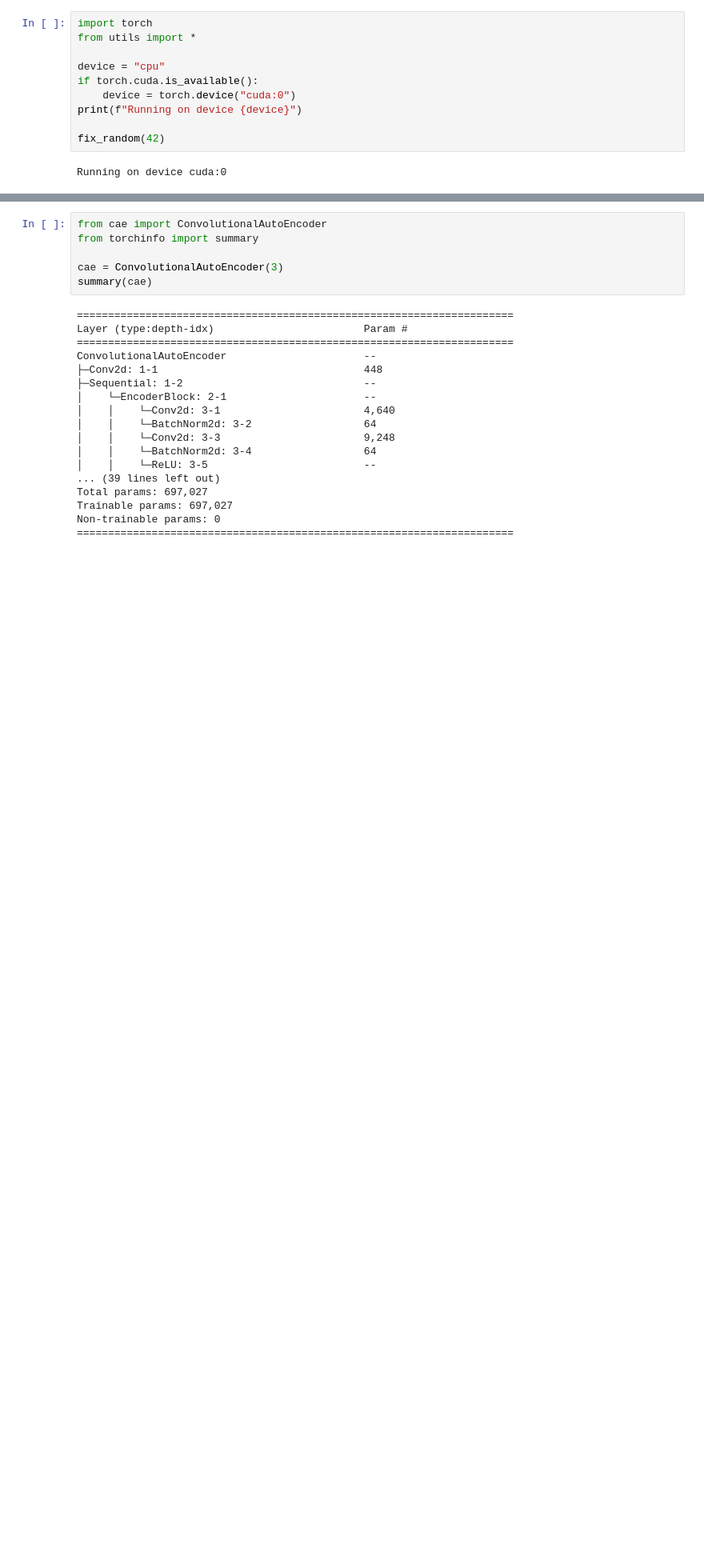
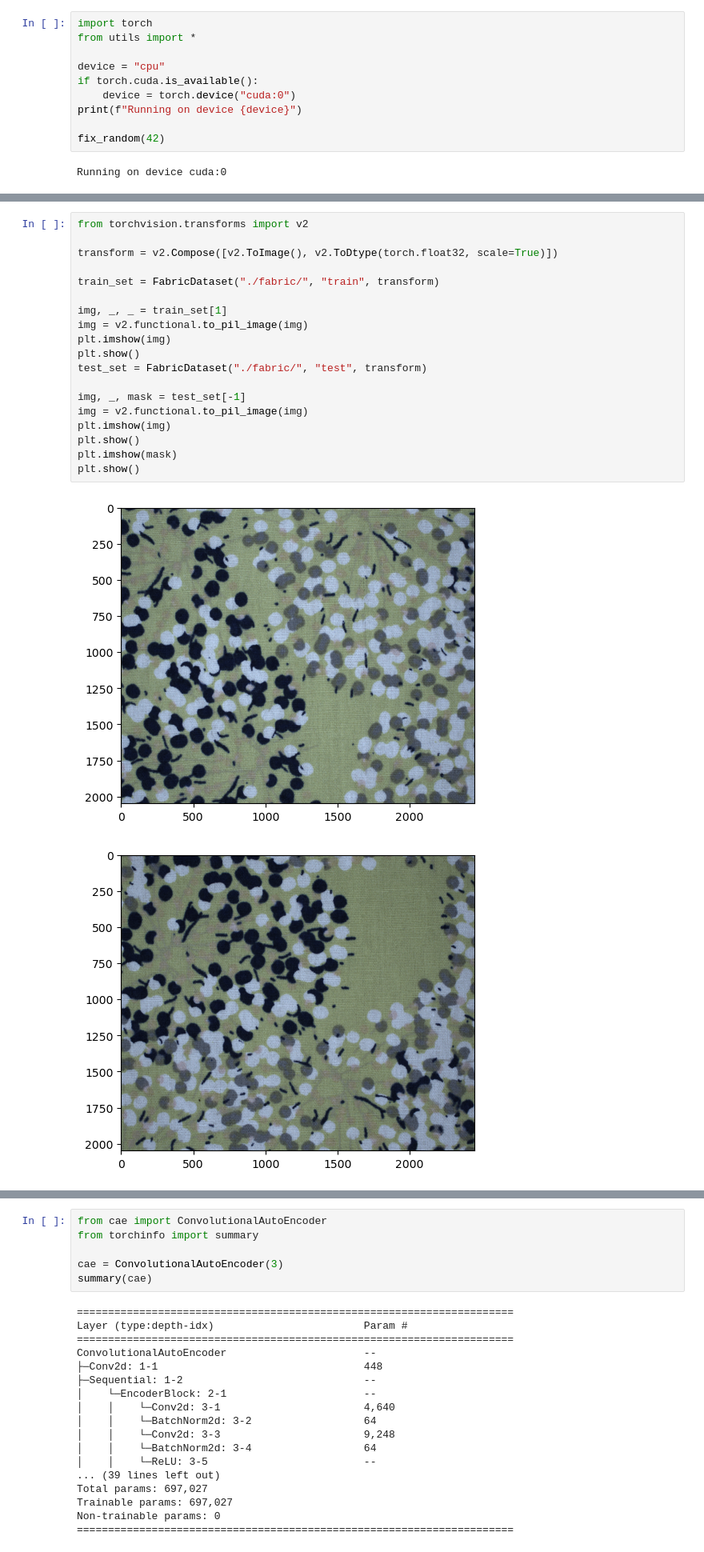
Before and after one commit to Gio-Formichella/FabricAnomalyDetection, a Jupyter notebook: main.ipynb, the cells around one changed output, grey strips where cells are left out. Shown at 80% size. Saved outputs shown, nothing was run; the diff lists cells and outputs as text; blank space fills up the shorter version.

Commit message:
Dataset class

```diff
--- a/main.ipynb
+++ b/main.ipynb
@@ -12,0 +25,22 @@ Running on device cuda:0
+# %%
+from torchvision.transforms import v2
+
+transform = v2.Compose([v2.ToImage(), v2.ToDtype(torch.float32, scale=True)])
+
+train_set = FabricDataset("./fabric/", "train", transform)
+
+img, _, _ = train_set[1]
+img = v2.functional.to_pil_image(img)
+plt.imshow(img)
+plt.show()
+test_set = FabricDataset("./fabric/", "test", transform)
+
+img, _, mask = test_set[-1]
+img = v2.functional.to_pil_image(img)
+plt.imshow(img)
+plt.show()
+plt.imshow(mask)
+plt.show()
+# %% [output]
+[figure, added]
+[figure, added]
```
Also changed, not shown: parts of 2 cells of this notebook, 1 other file.
